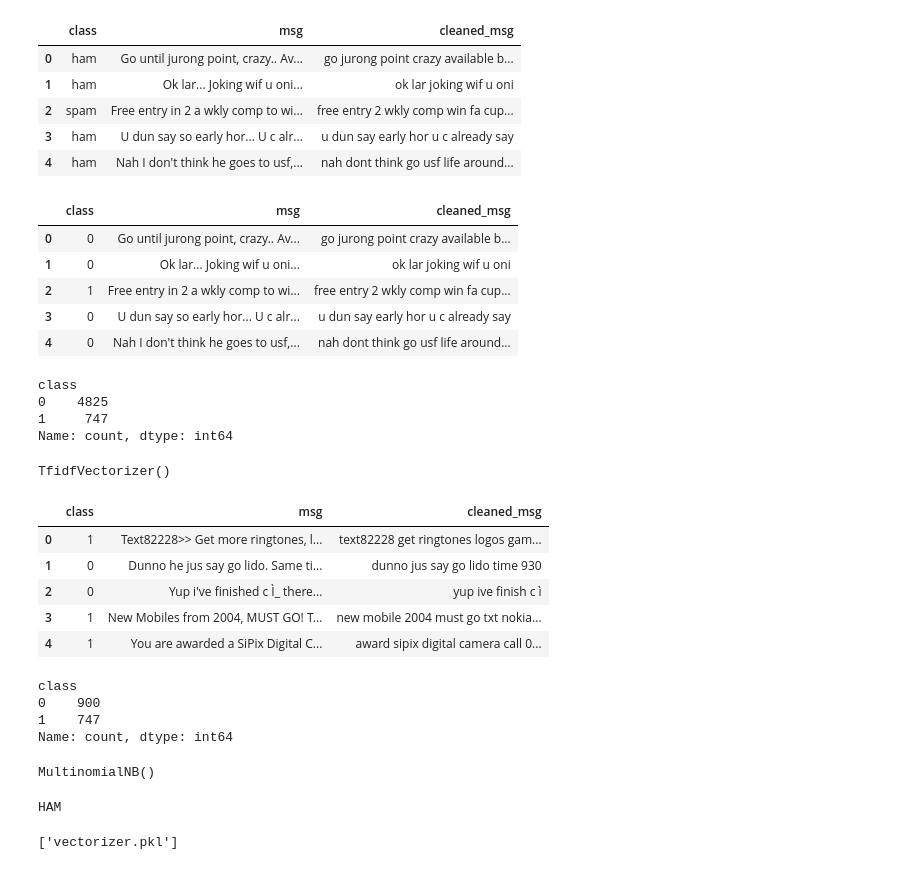
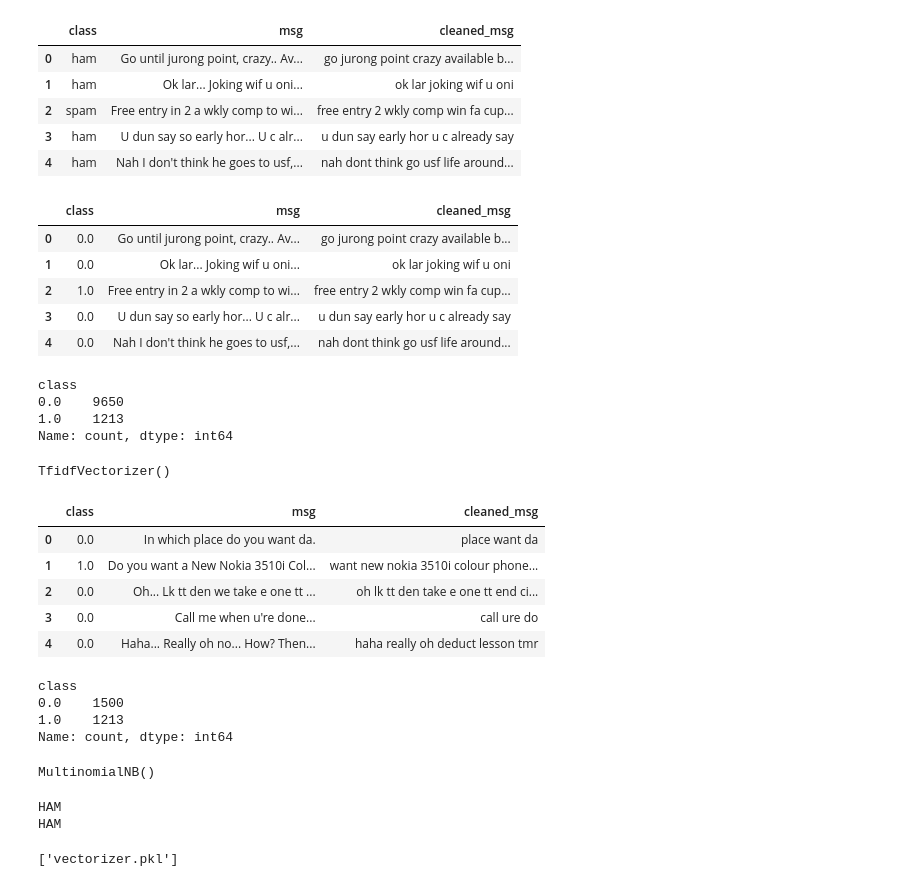
Before and after one commit to Madhav3737/SMS_Spam_detector, a Jupyter notebook: sms_spam.ipynb, the cells around one changed output. Saved outputs shown, nothing was run; the diff lists cells and outputs as text; code cells hidden in the pictures.

```diff
--- a/sms_spam.ipynb
+++ b/sms_spam.ipynb
@@ -19,0 +29,5 @@ df = df[['v1','v2']]
+# %%
+df2 = pd.read_csv("spam_ds2.csv")
+df2.drop(columns=['URL','EMAIL','PHONE'],axis = 1, inplace=True)
+df2.rename(columns={'LABEL':'class','TEXT':'msg'},inplace=True)
+df2.head()
@@ -19,0 +41,3 @@ df = df[['v1','v2']]
+# %%
+df = pd.concat([df,df2],axis=0,ignore_index=True)
+df.head()
@@ -60,7 +86,10 @@ def preprocess_msg(msg):
 
     return processed_msg
 # %%
-df.rename(columns={'v1':'class','v2':'msg'},inplace=True)
+
+df["no_of_chars"] = df['msg'].apply(len)
+df = df[df['no_of_chars']<450]
+df = df.drop(columns=['no_of_chars'],axis=1)
 df['cleaned_msg'] = df['msg'].apply(preprocess_msg)
 df.head()
 # %% [output]
@@ -75,16 +104,16 @@ df['class'] = df['class'].map({'ham':0,'spam':1})
 df.head()
 # %% [output]
 |  | class | msg | cleaned_msg |
-| 0 | 0 | Go until jurong point, crazy.. Av... | go jurong point crazy available b... |
-| 1 | 0 | Ok lar... Joking wif u oni... | ok lar joking wif u oni |
-| 2 | 1 | Free entry in 2 a wkly comp to wi... | free entry 2 wkly comp win fa cup... |
-| 3 | 0 | U dun say so early hor... U c alr... | u dun say early hor u c already say |
-| 4 | 0 | Nah I don't think he goes to usf,... | nah dont think go usf life around... |
+| 0 | 0.0 | Go until jurong point, crazy.. Av... | go jurong point crazy available b... |
+| 1 | 0.0 | Ok lar... Joking wif u oni... | ok lar joking wif u oni |
+| 2 | 1.0 | Free entry in 2 a wkly comp to wi... | free entry 2 wkly comp win fa cup... |
+| 3 | 0.0 | U dun say so early hor... U c alr... | u dun say early hor u c already say |
+| 4 | 0.0 | Nah I don't think he goes to usf,... | nah dont think go usf life around... |
 # %%
 print(df['class'].value_counts())
 # %% [output]
 class
-0    4825
-1     747
+0.0    9650
+1.0    1213
 Name: count, dtype: int64
 # %%
@@ -92,23 +121,23 @@ tf_idf.fit(df['msg'])
 # %% [output]
 TfidfVectorizer()
 # %%
-ham = df[df['class']==0].sample(n=900,random_state=7)
+ham = df[df['class']==0].sample(n=1500,random_state=7)
 spam = df[df['class']==1]
 df = pd.concat([ham,spam]).sample(frac=1,random_state=7).reset_index(drop=True)
 df.head()
 # %% [output]
 |  | class | msg | cleaned_msg |
-| 0 | 1 | Text82228>> Get more ringtones, l... | text82228 get ringtones logos gam... |
-| 1 | 0 | Dunno he jus say go lido. Same ti... | dunno jus say go lido time 930 |
-| 2 | 0 | Yup i've finished c Ì_ there... | yup ive finish c ì |
-| 3 | 1 | New Mobiles from 2004, MUST GO! T... | new mobile 2004 must go txt nokia... |
-| 4 | 1 | You are awarded a SiPix Digital C... | award sipix digital camera call 0... |
+| 0 | 0.0 | In which place do you want da. | place want da |
+| 1 | 1.0 | Do you want a New Nokia 3510i Col... | want new nokia 3510i colour phone... |
+| 2 | 0.0 | Oh... Lk tt den we take e one tt ... | oh lk tt den take e one tt end ci... |
+| 3 | 0.0 | Call me when u're done... | call ure do |
+| 4 | 0.0 | Haha... Really oh no... How? Then... | haha really oh deduct lesson tmr |
 # %%
 df['class'].value_counts()
 # %% [output]
 class
-0    900
-1    747
+0.0    1500
+1.0    1213
 Name: count, dtype: int64
 # %%
 
@@ -132,9 +161,11 @@ def predict_msg(input_msg):
     output = mnb.predict(input_msg)
     return 'HAM' if output[0]==0 else 'SPAM' if output[0]==1 else 'ERROR Occured'
 
-print(predict_msg("hi hello ra madhav , what are you doing ,there is a free buffet grab now"))
+print(predict_msg("hi hello ra madhav , what are you doing, call me,there is a free buffet grab now"))
+print(predict_msg("hii, ra madhav  how are you dooing ,me when u"))
 # %% [output]
 HAM
+HAM
 # %%
 import joblib
 joblib.dump(mnb,'model.pkl')
```
Also changed, not shown: parts of 8 cells of this notebook, 8 other files.
